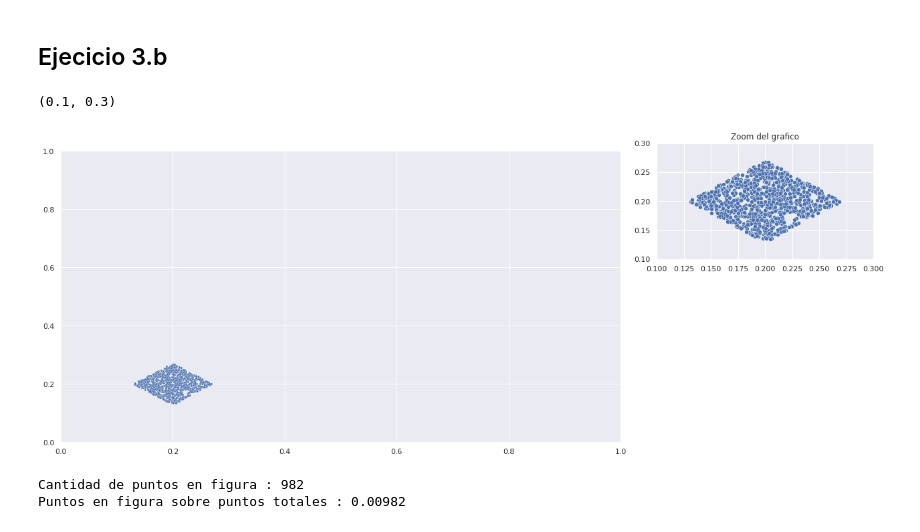
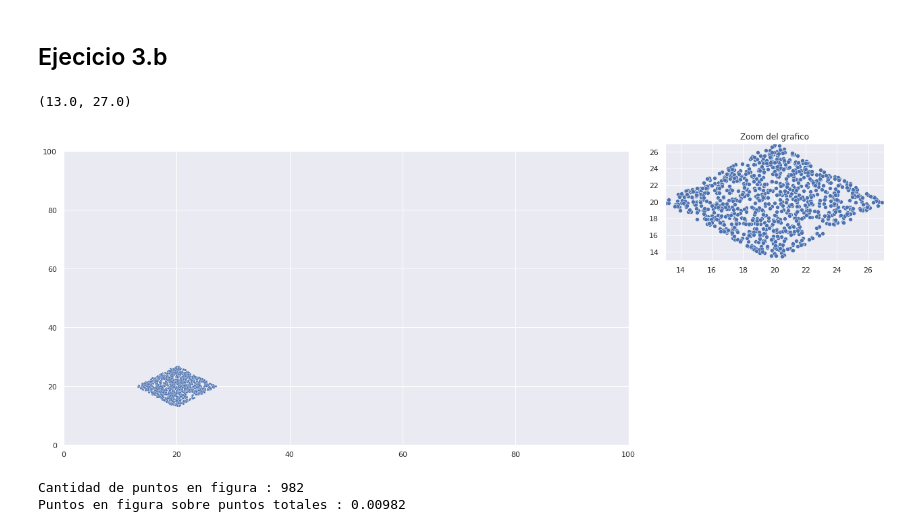
Before and after one commit to mateocapon/simulacion_tp1, a Jupyter notebook: Ejercicio 3.ipynb, the cells around one changed output. Saved outputs shown, nothing was run; the diff lists cells and outputs as text; code cells hidden in the pictures.

```diff
--- a/Ejercicio 3.ipynb
+++ b/Ejercicio 3.ipynb
@@ -221,25 +231,25 @@ for i in range(N):
       continue
 
     else:
-      X.append(x[i])
-      Y.append(y[i])
+      X.append(x[i] * 100)
+      Y.append(y[i] * 100)
 # %%
 plt.figure(figsize=(15, 8))
 ax = sns.scatterplot( x=X , y=Y , s = 10 )
 
-ax.set_ylim(0, 1)
-ax.set_xlim(0, 1)
+ax.set_ylim(0, 100)
+ax.set_xlim(0, 100)
 
 ax2 = plt.axes([0.95, 0.6, .3, .3])
 sns.set_theme()
 
 sns.scatterplot( x=X, y=Y )
 ax2.set_title('Zoom del grafico')
-ax2.set_xlim([0.1,0.3])
-ax2.set_ylim([0.1,0.3])
+ax2.set_xlim([13, 27])
+ax2.set_ylim([13, 27])
 # %% [output]
-(0.1, 0.3)
+(13.0, 27.0)
-[figure, old version]
+[figure, new version]
 # %%
 assert(len(X) == len(Y))
 
```
Also changed, not shown: parts of 12 cells of this notebook.
